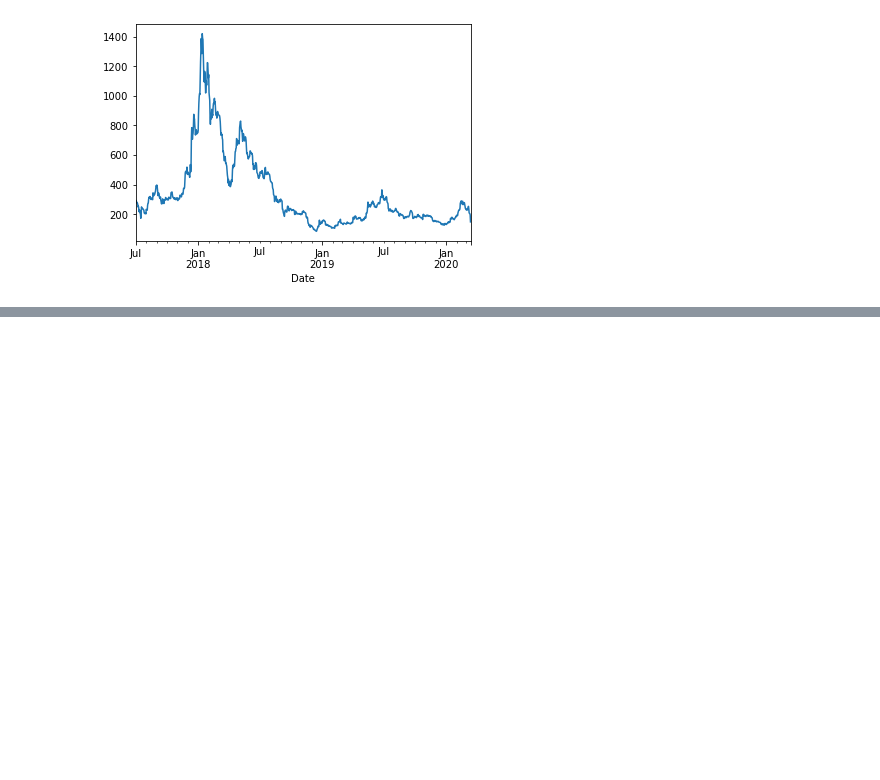
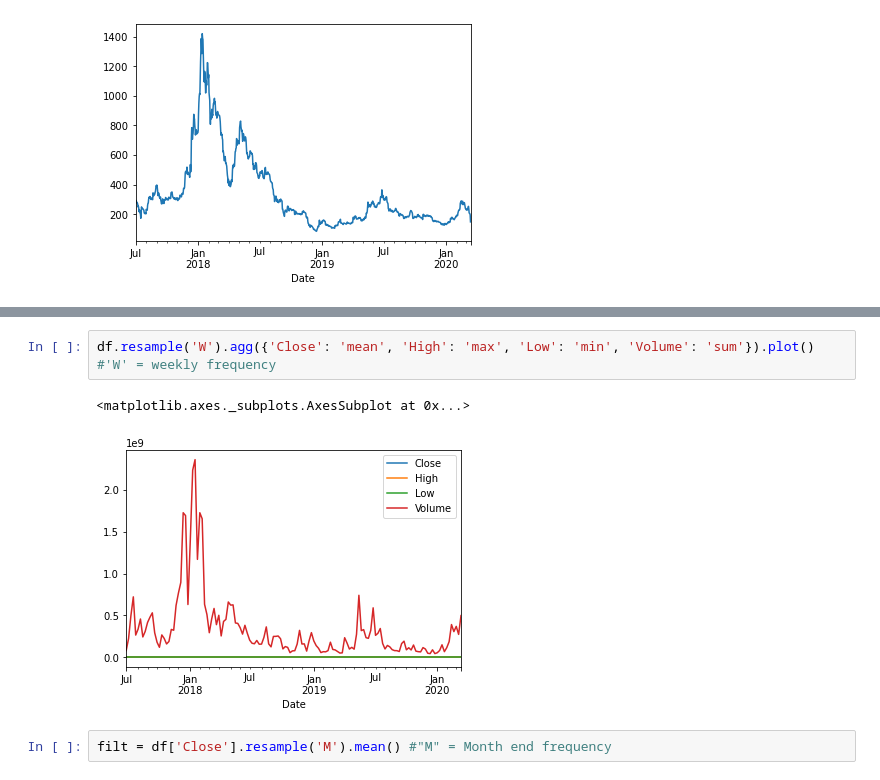
Before and after one commit to keshav4118/Pandas_learning_path, a Jupyter notebook: Working_With_Date_and_Time_Series.ipynb, the cells around one changed output, grey strips where cells are left out. Drawn from its saved outputs; the diff is of its cells as text; blank space fills up the shorter version.

Commit message:
using some plot and resemple

```diff
--- a/Working_With_Date_and_Time_Series.ipynb
+++ b/Working_With_Date_and_Time_Series.ipynb
@@ -222,0 +226,7 @@ df.resample('W').mean()
+# %%
+df.resample('W').agg({'Close': 'mean', 'High': 'max', 'Low': 'min', 'Volume': 'sum'}).plot()  #'W' = weekly frequency
+# %% [output]
+<matplotlib.axes._subplots.AxesSubplot at 0x...>
+[figure, added]
+# %%
+filt = df['Close'].resample('M').mean() #"M" = Month end frequency
```
Also changed, not shown: parts of 16 cells of this notebook.
